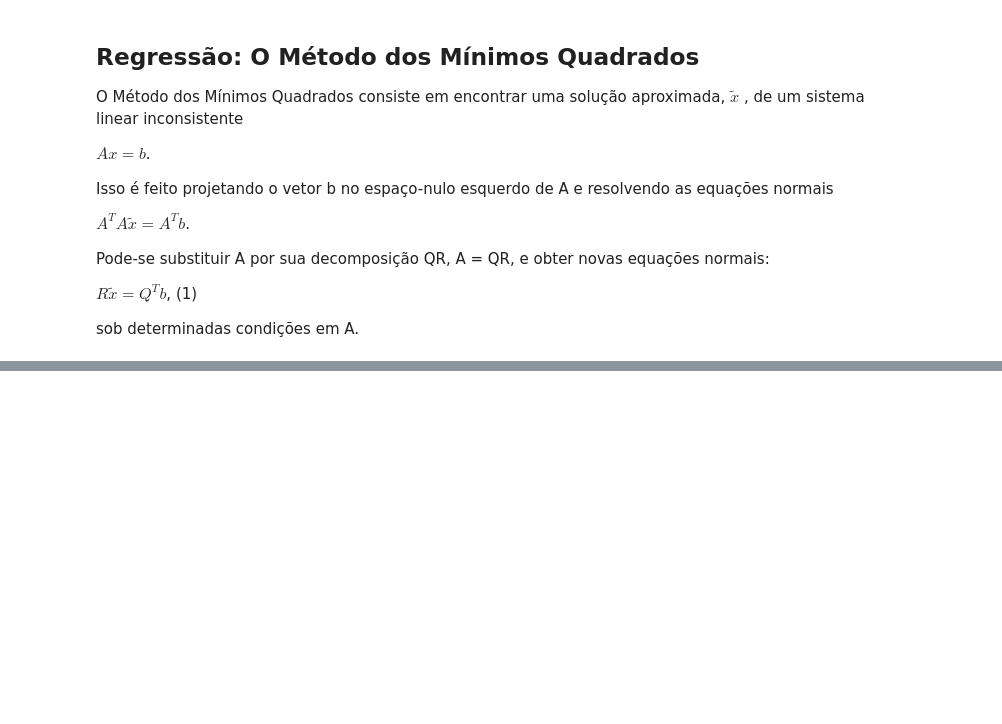
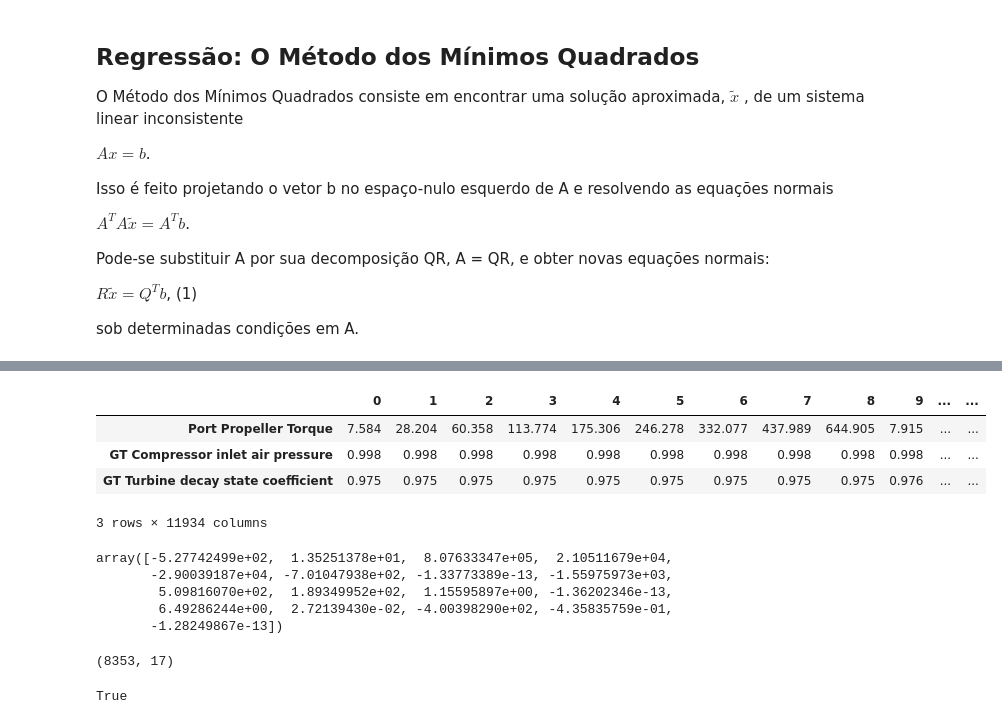
Before and after one commit to diascarolina/fundamentos-analise-dados, a Jupyter notebook: notebooks/01_data_matrix.ipynb, the cells around one changed output, grey strips where cells are left out. Drawn from its saved outputs; the diff is of its cells as text; code cells hidden in the pictures; blank space fills up the shorter version.

```diff
--- a/notebooks/01_data_matrix.ipynb
+++ b/notebooks/01_data_matrix.ipynb
@@ -45,7 +45,7 @@ features = [
 # raw_data = pd.read_csv("data/naval_data.txt", sep="   ", header=None, engine='python')
 
 # read data using read_fwf
-raw_data = pd.read_fwf("data/naval_data.txt", header=None)
+raw_data = pd.read_fwf("../data/naval_data.txt", header=None)
 raw_data.columns = features
 # %%
 raw_data.head()
@@ -150,7 +150,7 @@ np.linalg.matrix_rank(X_test_2)
 # %% [markdown]
 # 06. Calcular a decomposição QR da matriz de treinamento: X_train_2 = QR, usando a função do NumPy apropriada.
 # %%
-q, r = np.linalg.qr(X_train_2)
+Q, R = np.linalg.qr(X_train_2)
 # %% [markdown]
 # 07. Calcular o vetor de coeficientes $\tilde{x}$  da Equação (1), utilizando a função do NumPy linalg.solve.
 # %% [markdown]
@@ -173,0 +194,25 @@ sob determinadas condições em A.
+# %%
+data.drop(["GT Compressor decay state coefficient"],
+              axis=1).T[np.abs(np.diag(R))<1e-11]
+# %% [output]
+|  | 0 | 1 | 2 | 3 | 4 | 5 | 6 | 7 | 8 | 9 | ... | ... |
+| Port Propeller Torque | 7.584 | 28.204 | 60.358 | 113.774 | 175.306 | 246.278 | 332.077 | 437.989 | 644.905 | 7.915 | ... | ... |
+| GT Compressor inlet air pressure | 0.998 | 0.998 | 0.998 | 0.998 | 0.998 | 0.998 | 0.998 | 0.998 | 0.998 | 0.998 | ... | ... |
+| GT Turbine decay state coefficient | 0.975 | 0.975 | 0.975 | 0.975 | 0.975 | 0.975 | 0.975 | 0.975 | 0.975 | 0.976 | ... | ... |
+3 rows × 11934 columns
+# %%
+np.diag(R)
+# %% [output]
+array([-5.27742499e+02,  1.35251378e+01,  8.07633347e+05,  2.10511679e+04,
+       -2.90039187e+04, -7.01047938e+02, -1.33773389e-13, -1.55975973e+03,
+        5.09816070e+02,  1.89349952e+02,  1.15595897e+00, -1.36202346e-13,
+        6.49286244e+00,  2.72139430e-02, -4.00398290e+02, -4.35835759e-01,
+       -1.28249867e-13])
+# %%
+X_train_2.shape
+# %% [output]
+(8353, 17)
+# %%
+np.allclose(X_train_2, np.dot(q, r))
+# %% [output]
+True
```
Also changed, not shown: parts of 4 cells of this notebook.
